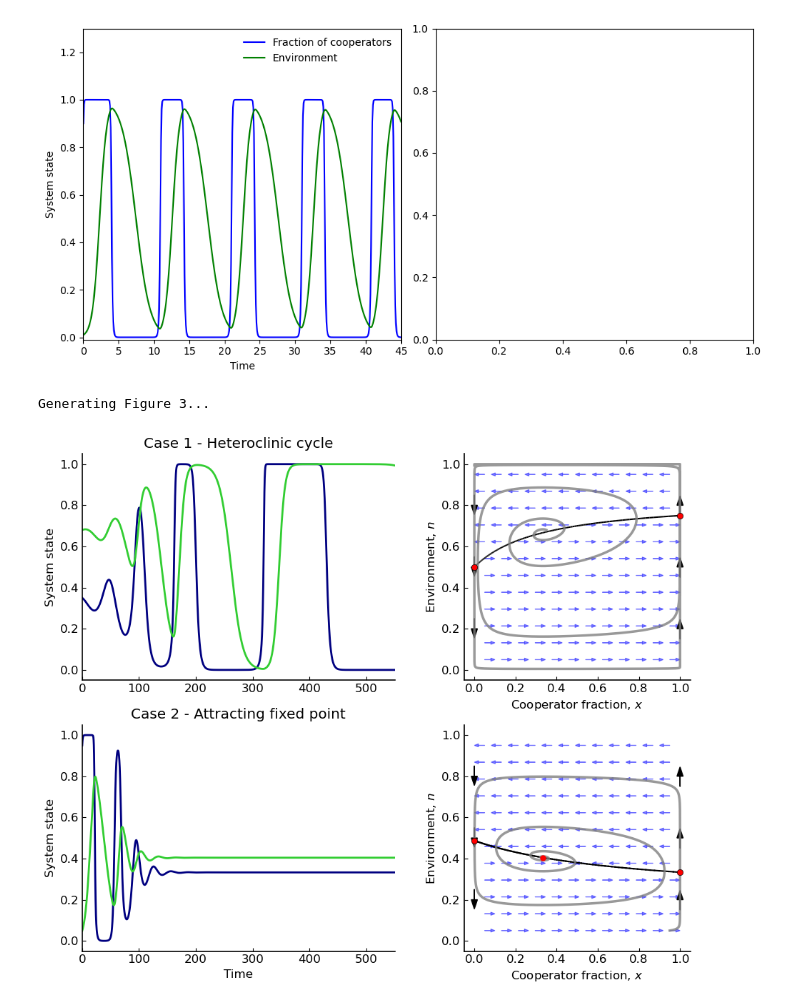
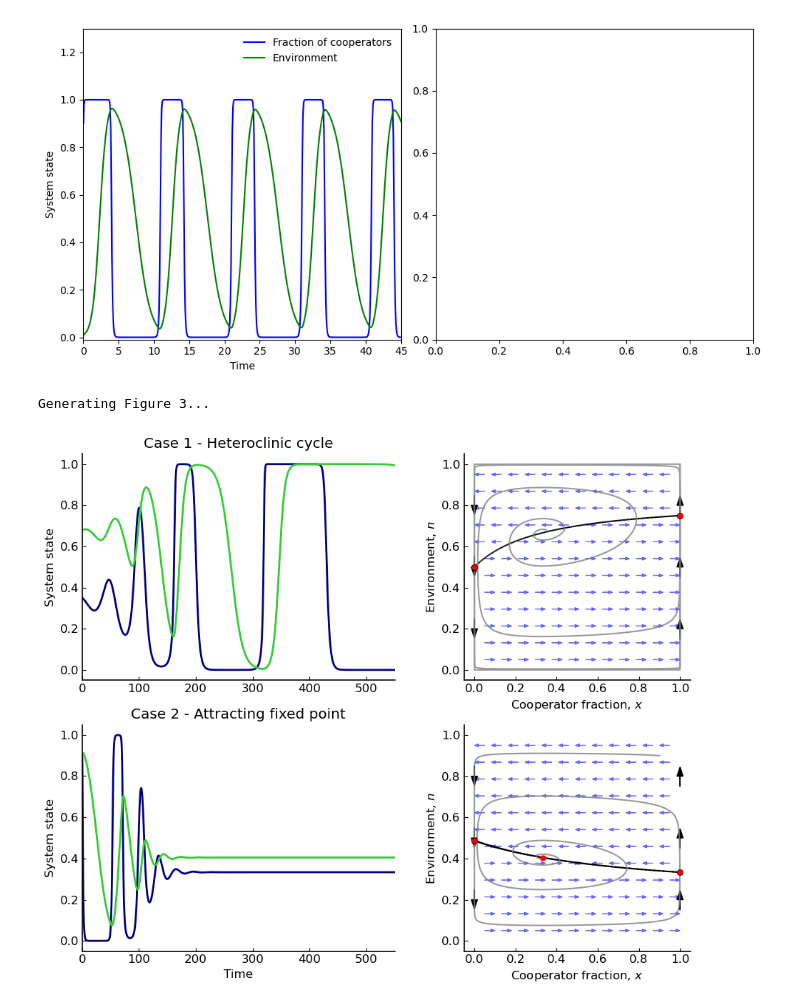
Before and after one commit to Rayane-KO/CGT2526, a Jupyter notebook: Reproduction.ipynb, the cells around one changed output. Drawn from its saved outputs; the diff is of its cells as text; code cells hidden in the pictures.

```diff
--- a/Reproduction.ipynb
+++ b/Reproduction.ipynb
@@ -191,8 +191,6 @@ def r2(x, n, R, T, P, S):
 
 def dynamics_general(t, y, epsilon, theta, A0, A1):
     x, n = y
-    x = np.clip(x, 0, 1)
-    n = np.clip(n, 0, 1)
 
     # 1. Get Payoffs for current n
     # Eq 21: A(n) = (1-n)A0 + nA1
@@ -362,7 +360,7 @@ def plot_fast_slow_phase_plane(ax, A0, A1, traj_sol, title_text):
 
     # [cite_start]5. Realized Trajectory (Gray) [cite: 254]
     if traj_sol is not None:
-        ax.plot(traj_sol.y[0], traj_sol.y[1], color='gray', lw=2.5, alpha=0.8)
+        ax.plot(traj_sol.y[0], traj_sol.y[1], color='gray', lw=1.5, alpha=0.8)
 
     # Styling
     ax.set_xlim(-0.05, 1.05)
@@ -388,7 +386,7 @@ def reproduce_figure_3():
     # Initial Condition visually estimated to match trace starting position
     y0_het = [0.35, 0.68]
 
-    sol_het = solve_ivp(dynamics_general, (0, 550), y0_het,
+    sol_het = solve_ivp(dynamics_general, (0, 5000), y0_het,
                         args=(epsilon, theta, A0_het, A1_het),
                         rtol=1e-10, atol=1e-13, max_step=0.1)
 
@@ -398,9 +396,9 @@ def reproduce_figure_3():
     A1_fix = np.array([[4.0, 1.0], [7.0, 2.0]])
 
     # Initial Condition visually estimated
-    y0_fix = [0.95, 0.05]
+    y0_fix = [0.9, 0.9]
 
-    sol_fix = solve_ivp(dynamics_general, (0, 550), y0_fix,
+    sol_fix = solve_ivp(dynamics_general, (0, 5000), y0_fix,
                         args=(epsilon, theta, A0_fix, A1_fix),
                         rtol=1e-10, atol=1e-13, max_step=0.1)
 
@@ -414,34 +412,34 @@ def reproduce_figure_3():
     axes[0,0].set_ylabel('System state')
     axes[0,0].set_title('Case 1 - Heteroclinic cycle')
 
     plot_fast_slow_phase_plane(axes[0,1], A0_het, A1_het, sol_het, "")
 
     # Bottom Row
     axes[1,0].plot(sol_fix.t, sol_fix.y[0], color=COLOR_COOP)
     axes[1,0].plot(sol_fix.t, sol_fix.y[1], color=COLOR_ENV)
     axes[1,0].set_xlim(0, 550)
     axes[1,0].set_ylabel('System state')
     axes[1,0].set_xlabel('Time')
     axes[1,0].set_title('Case 2 - Attracting fixed point')
 
     plot_fast_slow_phase_plane(axes[1,1], A0_fix, A1_fix, sol_fix, "")
 
     # Add Fixed Point marker for Bottom Right
     # It lies on interior manifold. x* = 1/(1+theta) = 1/3
     x_star = 1.0/3.0
     # Solve for n*: a(n)*x + b(n) = 0
     # Linear interpolation logic used in `find_bifurcations` can be used here inversely
     # But strictly, the simulation ends there, so we can plot the last point.
     axes[1,1].plot(sol_fix.y[0][-1], sol_fix.y[1][-1], 'ro', markersize=5, zorder=20)
 
     plt.tight_layout()
     plt.show()
 
 if __name__ == "__main__":
     reproduce_figure_3()
 # %% [output]
 Generating Figure 3...
-[figure, old version]
+[figure, new version]
 # %%
 def r1(x, n, R, T, P, S):
     delta_PS = P - S
```
